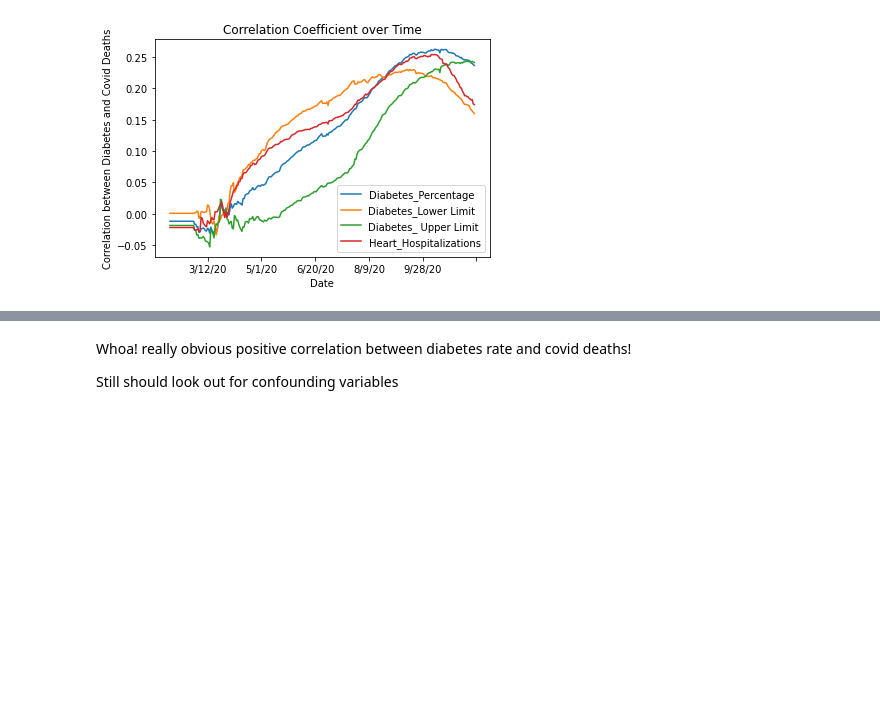
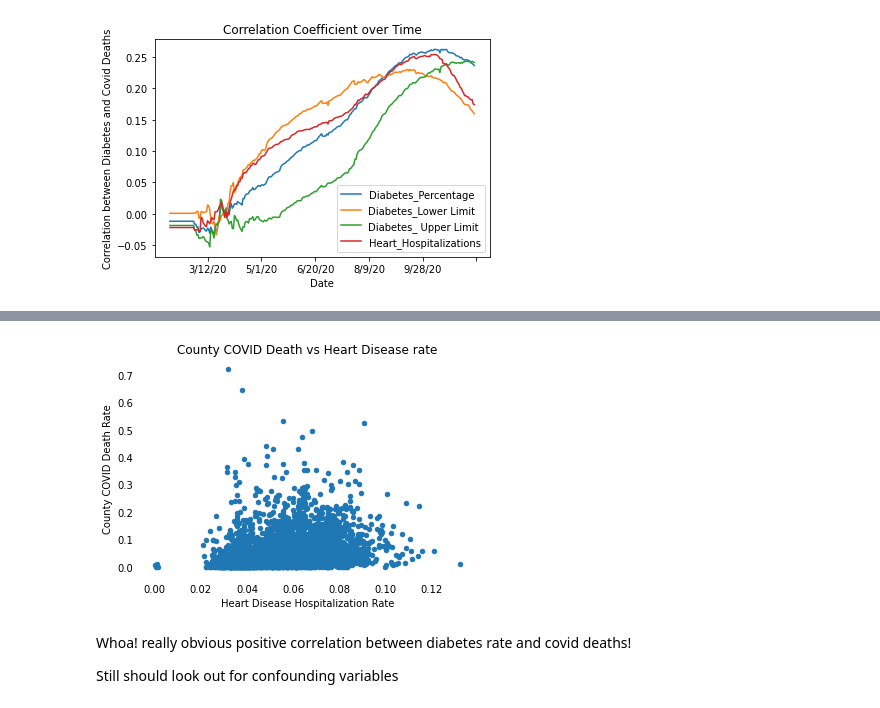
Before and after one commit to jayeokay/COVID-19, a Jupyter notebook: COVID Geographical Analysis.ipynb, the cells around one changed output, grey strips where cells are left out. Saved outputs shown, nothing was run; the diff lists cells and outputs as text; code cells hidden in the pictures; blank space fills up the shorter version.

```diff
--- a/COVID Geographical Analysis.ipynb
+++ b/COVID Geographical Analysis.ipynb
@@ -355,3 +402,12 @@ Text(0, 0.5, 'Correlation between Diabetes and Covid Deaths')
+# %%
+ax = plt_df.plot(y='11/15/20', x = 'Heart_Hospitalizations', kind='scatter')
+plt.ylabel('County COVID Death Rate')
+plt.xlabel('Heart Disease Hospitalization Rate')
+plt.title('County COVID Death vs Heart Disease rate')
+
+set_plot_style(ax = ax)
+# %% [output]
+[figure, added]
 # %% [markdown]
 Whoa! really obvious positive correlation between diabetes rate and covid deaths!
 
```
Also changed, not shown: parts of 8 cells of this notebook, 1 other file.
